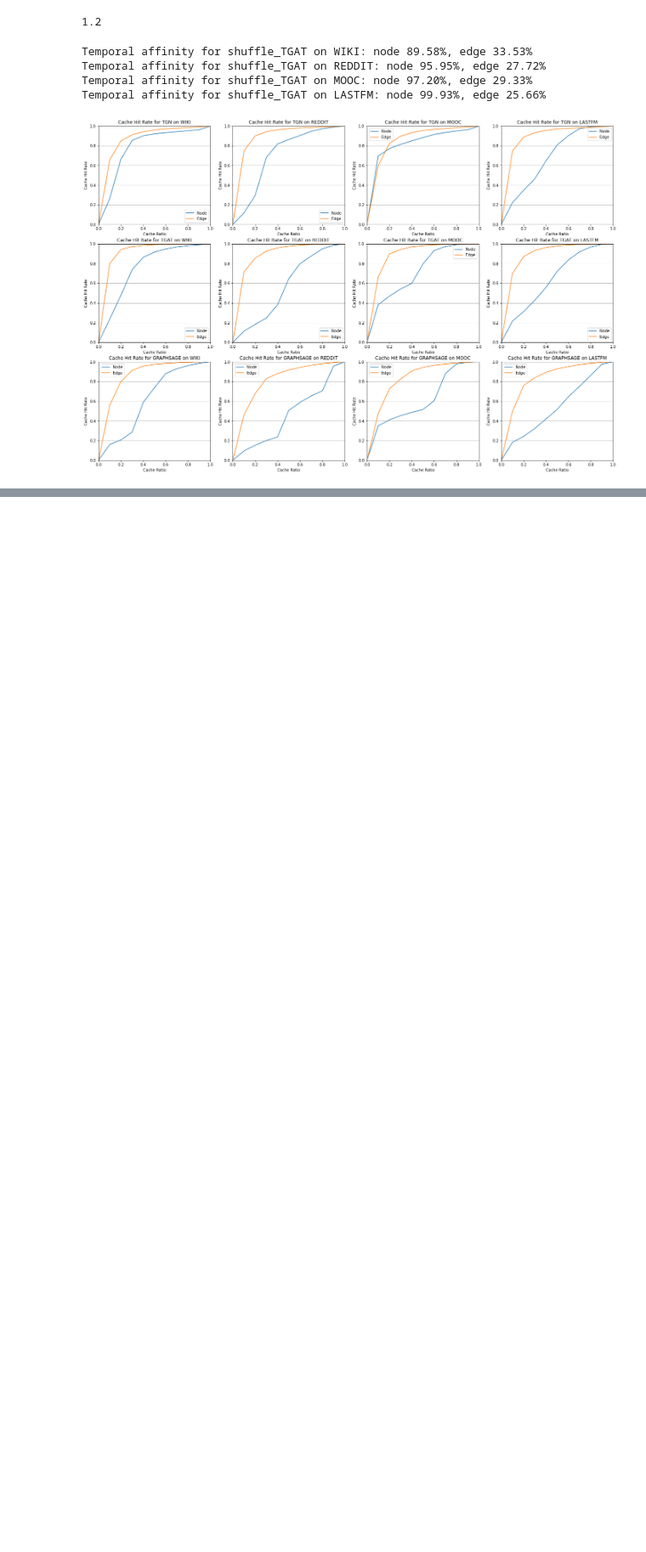
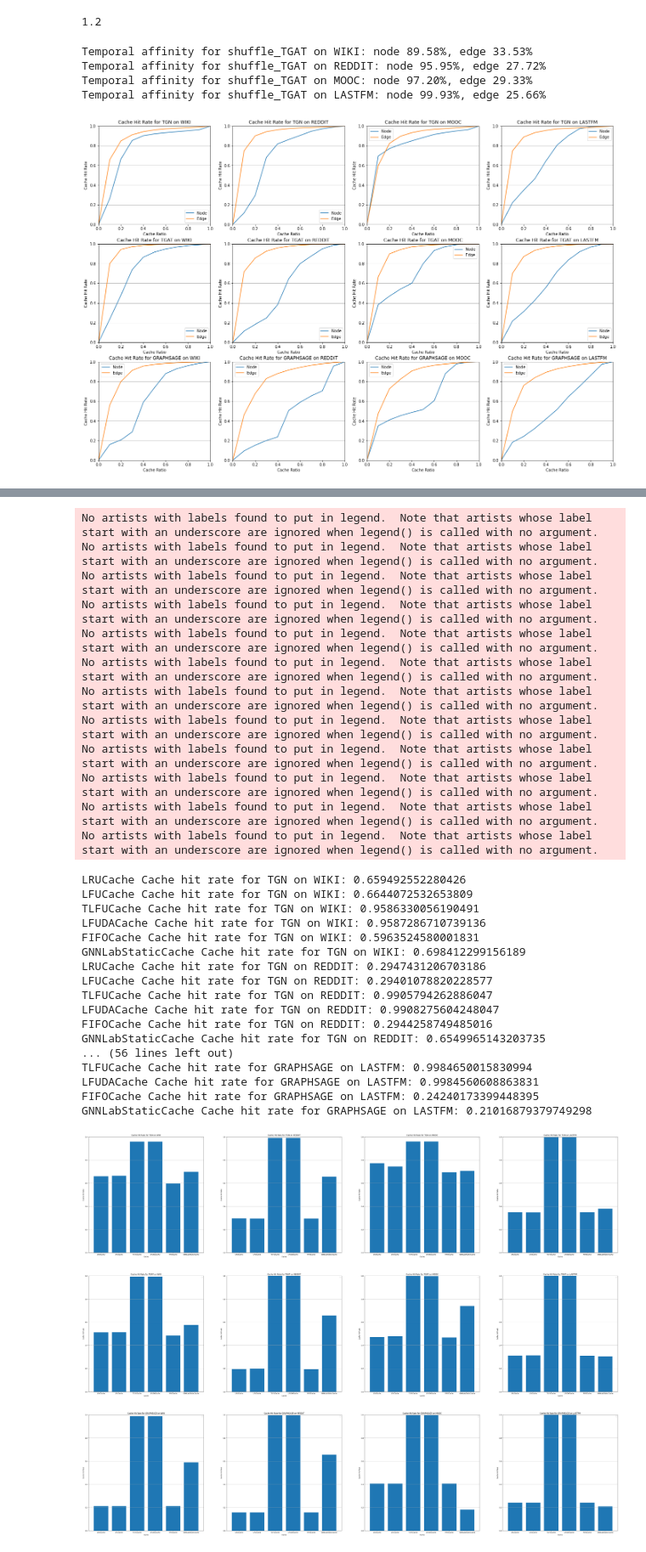
Before and after one commit to jasperzhong/GNNFlow, a Jupyter notebook: benchmarks/show_plots.ipynb, the cells around one changed output, grey strips where cells are left out. Shown at 85% size. Cells and saved outputs as stored; diff of their text form; code cells hidden in the pictures; blank space fills up the shorter version.

```diff
--- a/benchmarks/show_plots.ipynb
+++ b/benchmarks/show_plots.ipynb
@@ -187,0 +234,63 @@ plt.show()
+# %%
+import itertools
+import os
+import numpy as np
+import matplotlib.pyplot as plt
+
+models = ['TGN', 'TGAT', 'GRAPHSAGE']
+datasets = ['WIKI', 'REDDIT', 'MOOC', 'LASTFM']
+caches = ['LRUCache', 'LFUCache', 'TLFUCache', 'LFUDACache', 'FIFOCache', 'GNNLabStaticCache']
+
+fig, axes = plt.subplots(len(models), len(datasets), figsize=(len(datasets)*15, len(models)*15), squeeze=False)
+
+param_space = itertools.product(
+    models, datasets, caches)
+sub_dir = "tmp_res/cache_hit_rate_new/"
+for i, model in enumerate(models):
+    for j, dataset in enumerate(datasets):
+        cache_hit_rate_list = []
+        for cache in caches:
+            cache_hit_rate_list.append(np.load(sub_dir + f"cache_node_hit_ratio_{model}_{dataset}_{cache}_0.2.npy"))
+            print("{} Cache hit rate for {} on {}: {}".format(cache, model, dataset, cache_hit_rate_list[-1]))
+
+        axes[i][j].bar(caches, cache_hit_rate_list)
+        axes[i][j].set_xlabel('Cache')
+        axes[i][j].set_ylabel('Cache Hit Rate')
+        axes[i][j].set_title('Cache Hit Rate for {} on {}'.format(model, dataset))
+        axes[i][j].legend()
+        axes[i][j].grid(axis='y')
+        axes[i][j].set_ylim((0, 1))
+
+
+plt.show()
+# %% [output]
+No artists with labels found to put in legend.  Note that artists whose label start with an underscore are ignored when legend() is called with no argument.
+No artists with labels found to put in legend.  Note that artists whose label start with an underscore are ignored when legend() is called with no argument.
+No artists with labels found to put in legend.  Note that artists whose label start with an underscore are ignored when legend() is called with no argument.
+No artists with labels found to put in legend.  Note that artists whose label start with an underscore are ignored when legend() is called with no argument.
+No artists with labels found to put in legend.  Note that artists whose label start with an underscore are ignored when legend() is called with no argument.
+No artists with labels found to put in legend.  Note that artists whose label start with an underscore are ignored when legend() is called with no argument.
+No artists with labels found to put in legend.  Note that artists whose label start with an underscore are ignored when legend() is called with no argument.
+No artists with labels found to put in legend.  Note that artists whose label start with an underscore are ignored when legend() is called with no argument.
+No artists with labels found to put in legend.  Note that artists whose label start with an underscore are ignored when legend() is called with no argument.
+No artists with labels found to put in legend.  Note that artists whose label start with an underscore are ignored when legend() is called with no argument.
+No artists with labels found to put in legend.  Note that artists whose label start with an underscore are ignored when legend() is called with no argument.
+No artists with labels found to put in legend.  Note that artists whose label start with an underscore are ignored when legend() is called with no argument.
+LRUCache Cache hit rate for TGN on WIKI: 0.659492552280426
+LFUCache Cache hit rate for TGN on WIKI: 0.6644072532653809
+TLFUCache Cache hit rate for TGN on WIKI: 0.9586330056190491
+LFUDACache Cache hit rate for TGN on WIKI: 0.9587286710739136
+FIFOCache Cache hit rate for TGN on WIKI: 0.5963524580001831
+GNNLabStaticCache Cache hit rate for TGN on WIKI: 0.698412299156189
+LRUCache Cache hit rate for TGN on REDDIT: 0.2947431206703186
+LFUCache Cache hit rate for TGN on REDDIT: 0.29401078820228577
+TLFUCache Cache hit rate for TGN on REDDIT: 0.9905794262886047
+LFUDACache Cache hit rate for TGN on REDDIT: 0.9908275604248047
+FIFOCache Cache hit rate for TGN on REDDIT: 0.2944258749485016
+GNNLabStaticCache Cache hit rate for TGN on REDDIT: 0.6549965143203735
+... (56 lines left out)
+TLFUCache Cache hit rate for GRAPHSAGE on LASTFM: 0.9984650015830994
+LFUDACache Cache hit rate for GRAPHSAGE on LASTFM: 0.9984560608863831
+FIFOCache Cache hit rate for GRAPHSAGE on LASTFM: 0.24240173399448395
+GNNLabStaticCache Cache hit rate for GRAPHSAGE on LASTFM: 0.21016879379749298
+[figure, added]
```
Also changed, not shown: parts of 1 cell of this notebook, 5 other files.
